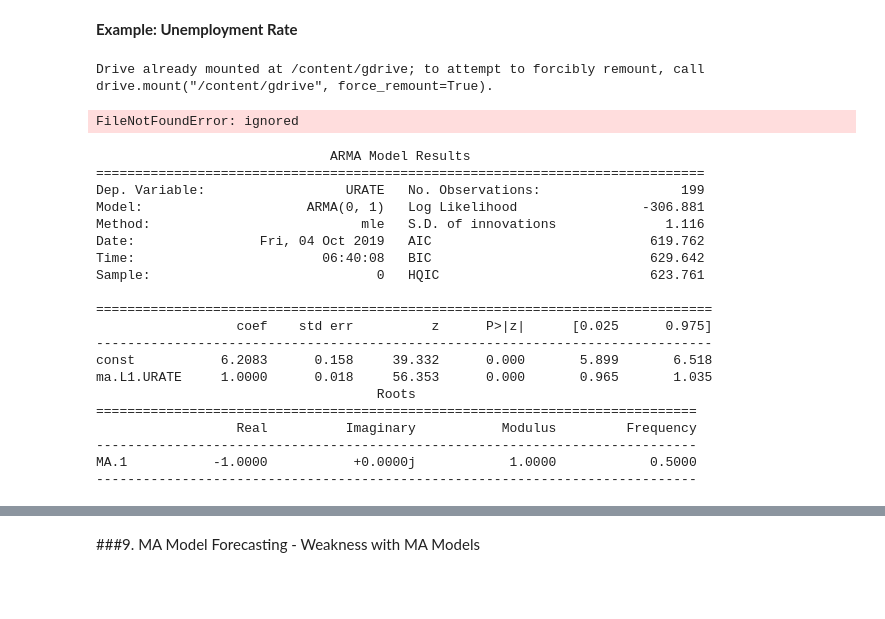
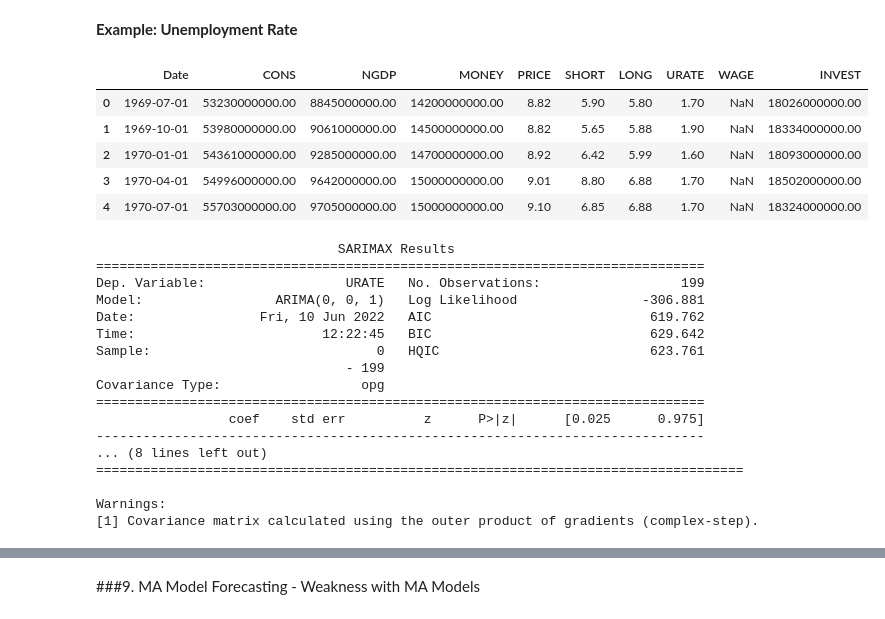
Before and after one commit to mymx98/Time-Series-Analysis, a Jupyter notebook: notebooks/TS Notes 2.ipynb, the cells around one changed output, grey strips where cells are left out. Drawn from its saved outputs; the diff is of its cells as text; code cells hidden in the pictures; blank space fills up the shorter version.

Commit message:
Created new notebook

```diff
--- a/notebooks/TS Notes 2.ipynb
+++ b/notebooks/TS Notes 2.ipynb
@@ -188,45 +190,40 @@ Where $u_t = y_t - \phi_0 - \theta_1u_{t-1} - \theta_2u_{t-2} ...-\theta_q u_{t-
 # %% [markdown]
 **Example: Unemployment Rate**
 # %%
-from google.colab import drive
-drive.mount('/content/gdrive')
-import numpy as np
-import pandas as pd
-from pandas import datetime
 def parser(x):
     return datetime.strptime(x, '%Y-%m-%d')
-series = pd.read_csv('gdrive/My Drive/Colab Notebooks/Time Series/macro.csv', parse_dates = [0], date_parser = parser)
+series = pd.read_csv('../data/raw/macro.csv', parse_dates = [0], date_parser = parser)
 pd.options.display.float_format = '{:.2f}'.format
 series.head()
 # %% [output]
-Drive already mounted at /content/gdrive; to attempt to forcibly remount, call drive.mount("/content/gdrive", force_remount=True).
-FileNotFoundError: ignored
+|  | Date | CONS | NGDP | MONEY | PRICE | SHORT | LONG | URATE | WAGE | INVEST |
+| 0 | 1969-07-01 | 53230000000.00 | 8845000000.00 | 14200000000.00 | 8.82 | 5.90 | 5.80 | 1.70 | NaN | 18026000000.00 |
+| 1 | 1969-10-01 | 53980000000.00 | 9061000000.00 | 14500000000.00 | 8.82 | 5.65 | 5.88 | 1.90 | NaN | 18334000000.00 |
+| 2 | 1970-01-01 | 54361000000.00 | 9285000000.00 | 14700000000.00 | 8.92 | 6.42 | 5.99 | 1.60 | NaN | 18093000000.00 |
+| 3 | 1970-04-01 | 54996000000.00 | 9642000000.00 | 15000000000.00 | 9.01 | 8.80 | 6.88 | 1.70 | NaN | 18502000000.00 |
+| 4 | 1970-07-01 | 55703000000.00 | 9705000000.00 | 15000000000.00 | 9.10 | 6.85 | 6.88 | 1.70 | NaN | 18324000000.00 |
 # %%
 Y = series['URATE']
-from statsmodels.tsa.arima_model import ARMA
-model = ARMA(Y, order=(0, 1))
-model_fit = model.fit(disp=False,method='mle')
+model = ARIMA(Y, order=(0, 0, 1))
+model_fit = model.fit()
 print(model_fit.summary())
 # %% [output]
-                              ARMA Model Results
+                               SARIMAX Results
 ==============================================================================
 Dep. Variable:                  URATE   No. Observations:                  199
-Model:                     ARMA(0, 1)   Log Likelihood                -306.881
-Method:                           mle   S.D. of innovations              1.116
-Date:                Fri, 04 Oct 2019   AIC                            619.762
-Time:                        06:40:08   BIC                            629.642
+Model:                 ARIMA(0, 0, 1)   Log Likelihood                -306.881
+Date:                Fri, 10 Jun 2022   AIC                            619.762
+Time:                        12:22:45   BIC                            629.642
 Sample:                             0   HQIC                           623.761
+                                - 199
+Covariance Type:                  opg
+==============================================================================
+                 coef    std err          z      P>|z|      [0.025      0.975]
+------------------------------------------------------------------------------
+... (8 lines left out)
+===================================================================================
 
-===============================================================================
-                  coef    std err          z      P>|z|      [0.025      0.975]
--------------------------------------------------------------------------------
-const           6.2083      0.158     39.332      0.000       5.899       6.518
-ma.L1.URATE     1.0000      0.018     56.353      0.000       0.965       1.035
-                                    Roots
-=============================================================================
-                  Real          Imaginary           Modulus         Frequency
------------------------------------------------------------------------------
-MA.1           -1.0000           +0.0000j            1.0000            0.5000
------------------------------------------------------------------------------
+Warnings:
+[1] Covariance matrix calculated using the outer product of gradients (complex-step).
 # %%
 Y = series['URATE']
```
Also changed, not shown: parts of 3 cells of this notebook.
